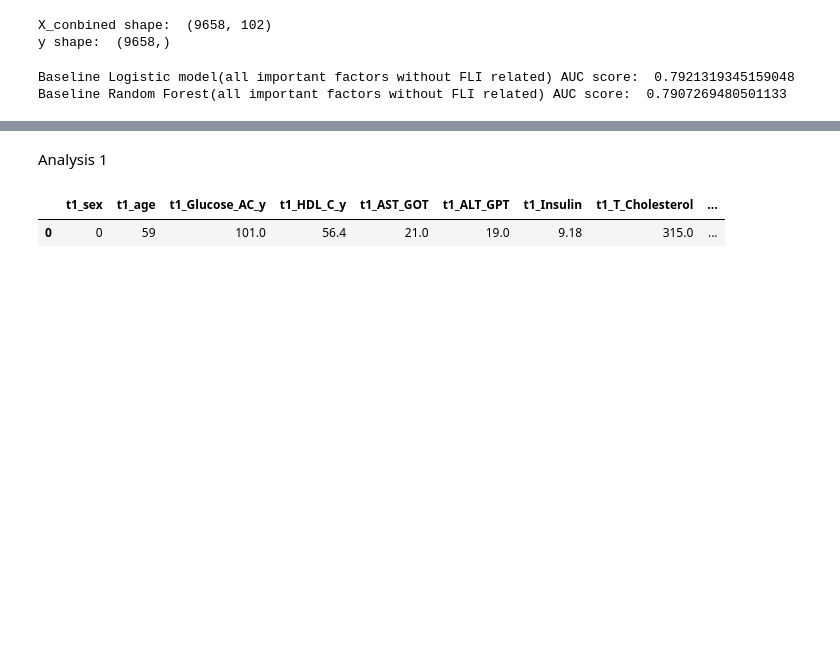
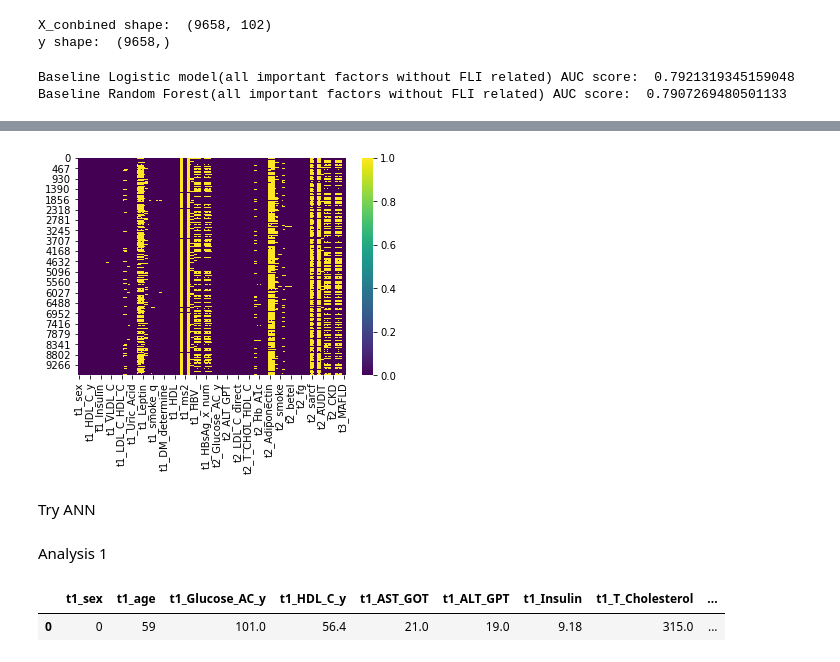
Before and after one commit to sizhe-chen11/fatty-liver-project, a Jupyter notebook: src/features/analysis_without_BMI.ipynb, the cells around one changed output, grey strips where cells are left out. Drawn from its saved outputs; the diff is of its cells as text; code cells hidden in the pictures; blank space fills up the shorter version.

```diff
--- a/src/features/analysis_without_BMI.ipynb
+++ b/src/features/analysis_without_BMI.ipynb
@@ -216,3 +581,13 @@ Baseline Random Forest(all important factors without FLI related) AUC score:  0.
+# %%
+import matplotlib.pyplot as plt
+import seaborn as sns
+
+sns.heatmap(df9_b.isnull(), cmap="viridis")
+plt.show()
+# %% [output]
+[figure, added]
+# %% [markdown]
+Try ANN
 # %% [markdown]
 Analysis 1
 # %%
```
Also changed, not shown: parts of 34 cells of this notebook, 8 other files.
